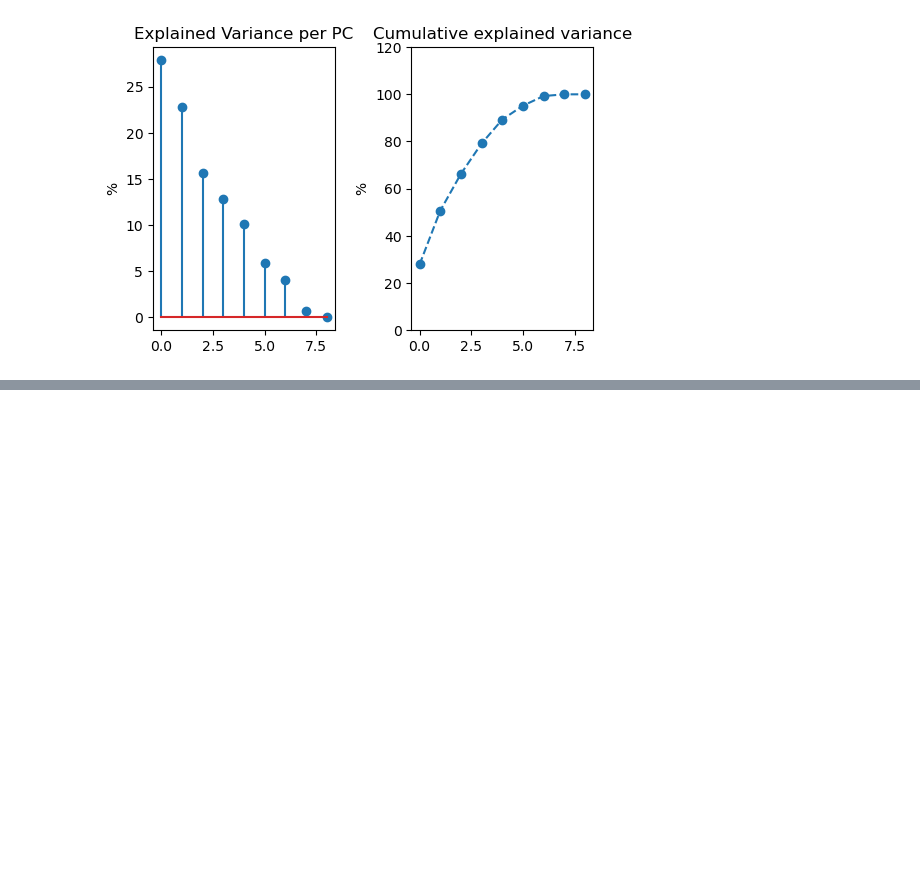
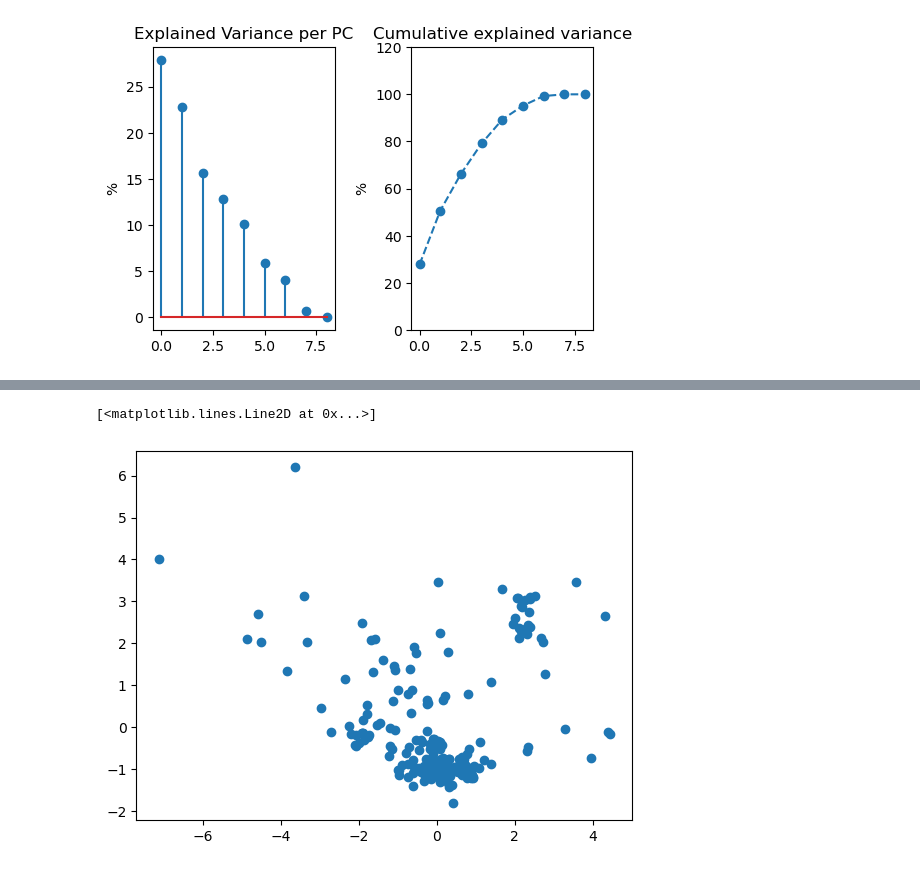
Before and after one commit to Magdk01/MLDM-Assignment-1, a Jupyter notebook: PCA.ipynb, the cells around one changed output, grey strips where cells are left out. Cells and saved outputs as stored; diff of their text form; code cells hidden in the pictures; blank space fills up the shorter version.

Commit message:
add: scatter matrix

```diff
--- a/PCA.ipynb
+++ b/PCA.ipynb
@@ -133,0 +145,3 @@ Text(0.5, 1.0, 'Cumulative explained variance')
+# %%
+PCA_base = eig_vec[:,0:4]
+PCA_base
@@ -133,0 +158,3 @@ Text(0.5, 1.0, 'Cumulative explained variance')
+# %%
+projected_data = standardized_data@PCA_base
+projected_data
@@ -133,0 +175,5 @@ Text(0.5, 1.0, 'Cumulative explained variance')
+# %%
+plt.plot(projected_data[0],projected_data[1],'o')
+# %% [output]
+[<matplotlib.lines.Line2D at 0x...>]
+[figure, added]
```
Also changed, not shown: parts of 10 cells of this notebook.
